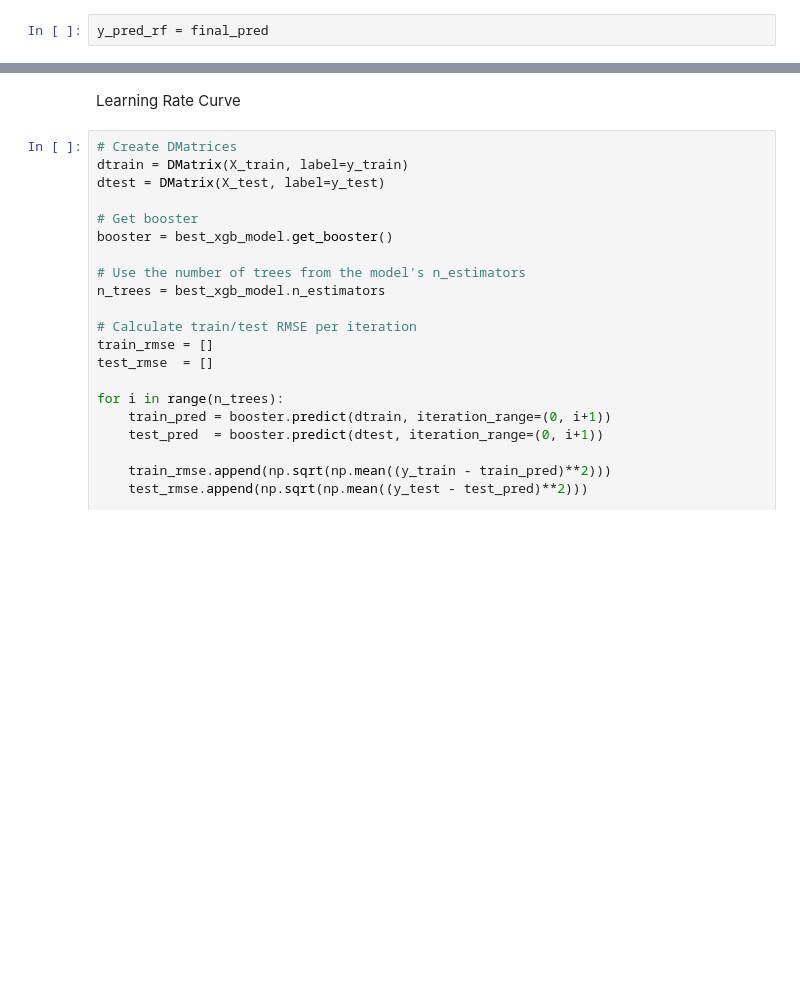
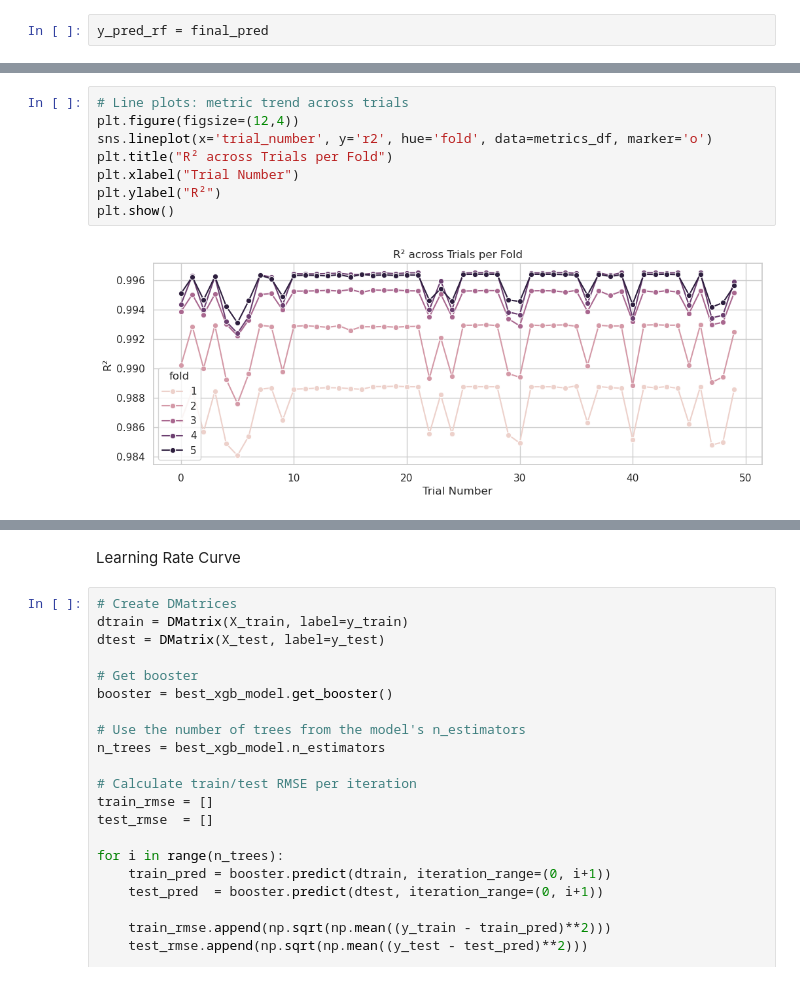
Before and after one commit to Abrar051/Machine_Learning_Algorithm_Solar_Power_Prediction, a Jupyter notebook: Machine_Learning_Algorithm_Final_Coursework.ipynb, the cells around one changed output, grey strips where cells are left out. Cells and saved outputs as stored; diff of their text form; blank space fills up the shorter version.

```diff
--- a/Machine_Learning_Algorithm_Final_Coursework.ipynb
+++ b/Machine_Learning_Algorithm_Final_Coursework.ipynb
@@ -1343,0 +1571,10 @@ plt.show()
+# %%
+# Line plots: metric trend across trials
+plt.figure(figsize=(12,4))
+sns.lineplot(x='trial_number', y='r2', hue='fold', data=metrics_df, marker='o')
+plt.title("R² across Trials per Fold")
+plt.xlabel("Trial Number")
+plt.ylabel("R²")
+plt.show()
+# %% [output]
+[figure, added]
```
Also changed, not shown: parts of 94 cells of this notebook, 12 other files.
